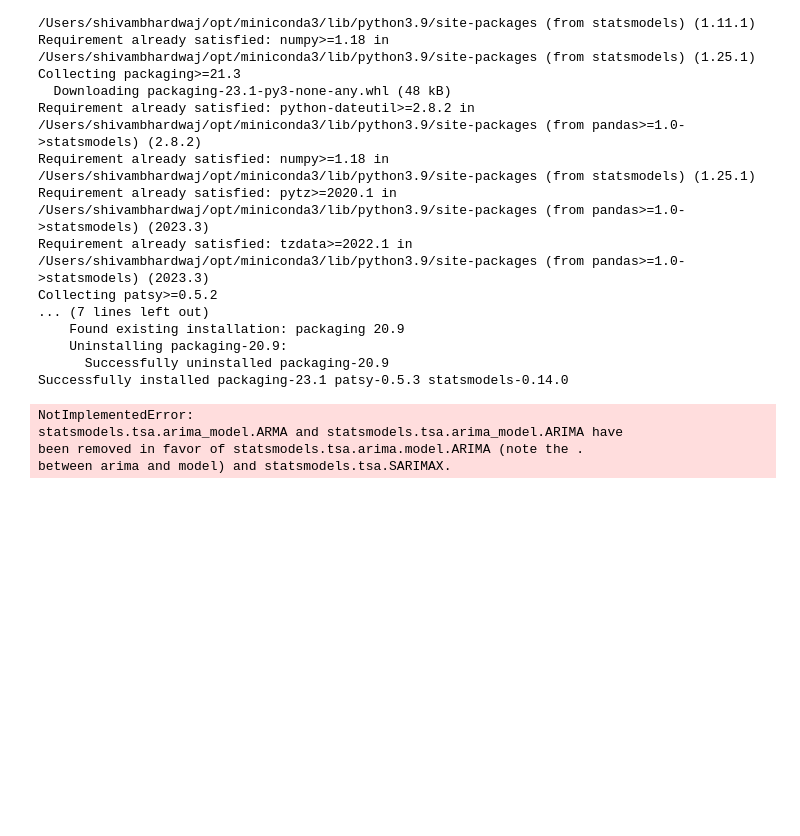
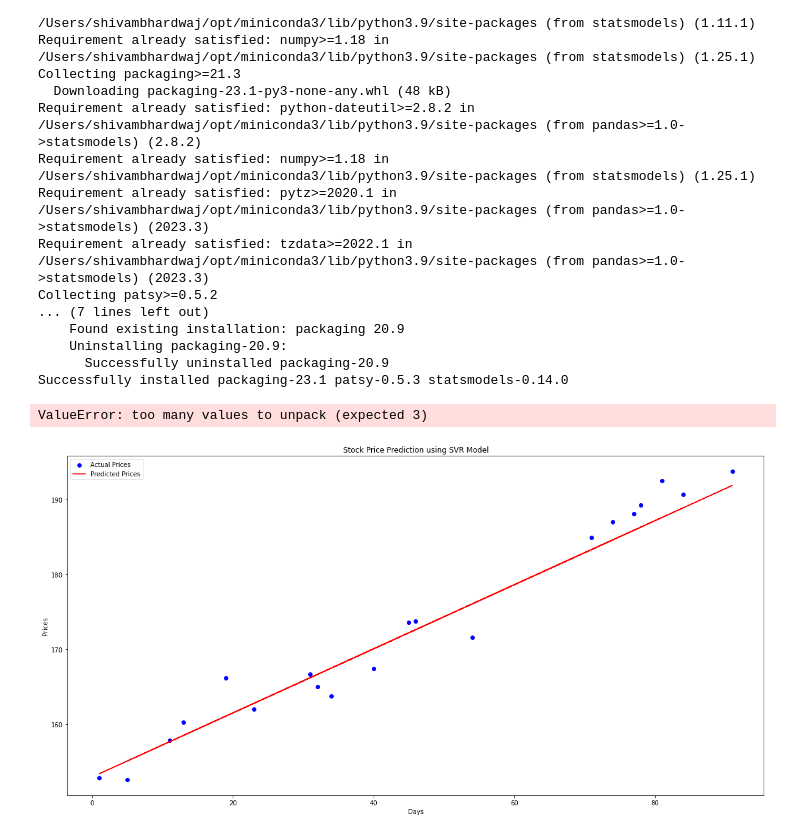
Before and after one commit to bhardwajshivam/Optimizing-Order-Execution-Strategy-for-HFT, a Jupyter notebook: Data_Collection.ipynb, the cells around one changed output. Saved outputs shown, nothing was run; the diff lists cells and outputs as text; code cells hidden in the pictures; blank space fills up the shorter version.

Commit message:
linear sklearn

```diff
--- a/Data_Collection.ipynb
+++ b/Data_Collection.ipynb
@@ -349,11 +349,11 @@ Collecting patsy>=0.5.2
       Successfully uninstalled packaging-20.9
 Successfully installed packaging-23.1 patsy-0.5.3 statsmodels-0.14.0
 # %%
-from statsmodels.tsa.arima_model import ARIMA
+from statsmodels.tsa.arima.model import ARIMA
 
 # Fit ARIMA model
 model = ARIMA(df['Prices'], order=(5, 1, 5))
-fitted_model = model.fit(disp=0)
+fitted_model = model.fit()
 
 # Make predictions
 forecast, stderr, conf_int = fitted_model.forecast(steps=30)
@@ -367,7 +367,34 @@ plt.title('Stock Price Prediction using ARIMA Model')
 plt.legend()
 plt.show()
 # %% [output]
-NotImplementedError:
-statsmodels.tsa.arima_model.ARMA and statsmodels.tsa.arima_model.ARIMA have
-been removed in favor of statsmodels.tsa.arima.model.ARIMA (note the .
-between arima and model) and statsmodels.tsa.SARIMAX.
+ValueError: too many values to unpack (expected 3)
+# %%
+from sklearn.model_selection import train_test_split
+from sklearn.svm import SVR
+
+
+# Split data into features (X) and target (y)
+X = df.drop('Prices', axis=1)
+y = df['Prices']
+X_train, X_test, y_train, y_test = train_test_split(X, y, test_size=0.2, random_state=42)
+
+# Create SVR model
+model = SVR(kernel='linear')
+
+# Train the model
+model.fit(X_train, y_train)
+
+# Make predictions
+y_pred = model.predict(X_test)
+
+# Plot results
+plt.figure(figsize=(20, 10))
+plt.scatter(X_test['Days'], y_test, color='blue', label='Actual Prices')
+plt.plot(X_test['Days'], y_pred, color='red', label='Predicted Prices')
+plt.xlabel('Days')
+plt.ylabel('Prices')
+plt.title('Stock Price Prediction using SVR Model')
+plt.legend()
+plt.show()
+# %% [output]
+[figure, added]
```
